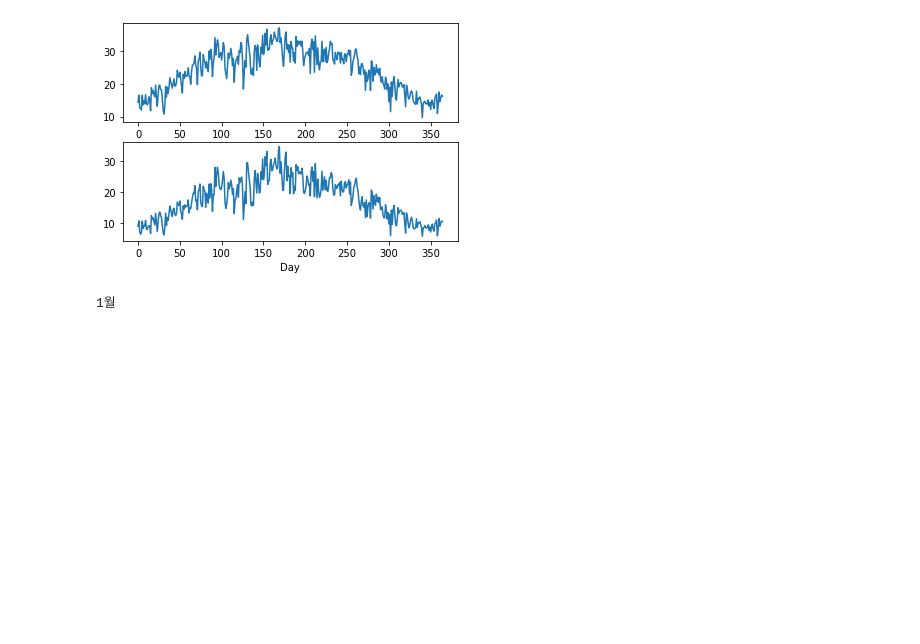
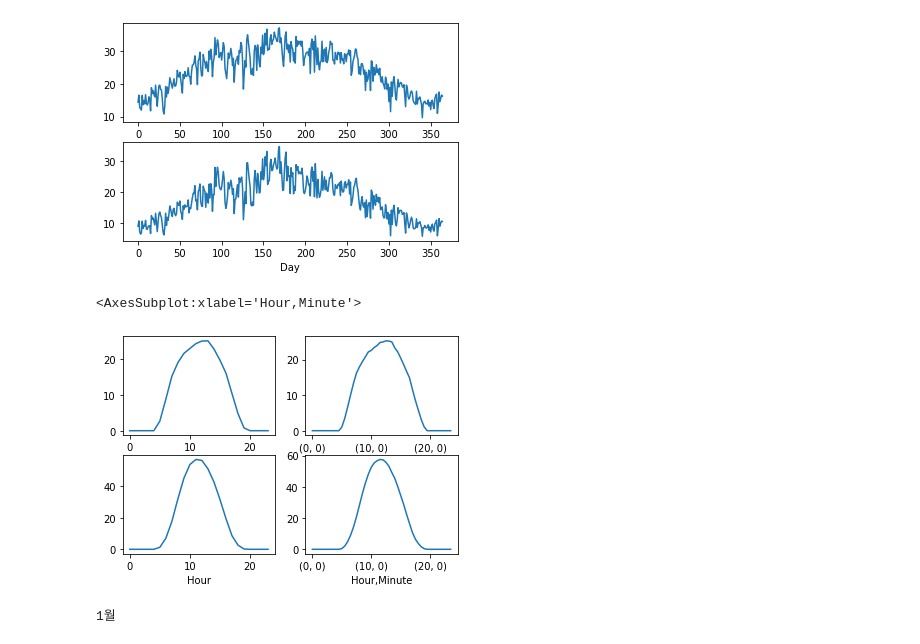
Before and after one commit to parkjuida/dacon, a Jupyter notebook: 235680/divided_eda.ipynb, the cells around one changed output. Saved outputs shown, nothing was run; the diff lists cells and outputs as text; code cells hidden in the pictures; blank space fills up the shorter version.

```diff
--- a/235680/divided_eda.ipynb
+++ b/235680/divided_eda.ipynb
@@ -34,6 +34,19 @@ train_df.groupby("Day").mean()["TARGET"].plot()
 # %% [output]
 <AxesSubplot:xlabel='Day'>
 [figure]
+# %%
+plt.subplot(221)
+train_df.groupby("Hour").std()["TARGET"].plot()
+plt.subplot(222)
+train_df.groupby(["Hour", "Minute"]).std()["TARGET"].plot()
+
+plt.subplot(223)
+train_df.groupby("Hour").mean()["TARGET"].plot()
+plt.subplot(224)
+train_df.groupby(["Hour", "Minute"]).mean()["TARGET"].plot()
+# %% [output]
+<AxesSubplot:xlabel='Hour,Minute'>
+[figure, added]
 # %%
 import matplotlib.pyplot as plt
 
```
Also changed, not shown: parts of 3 cells of this notebook, 4 other files.
